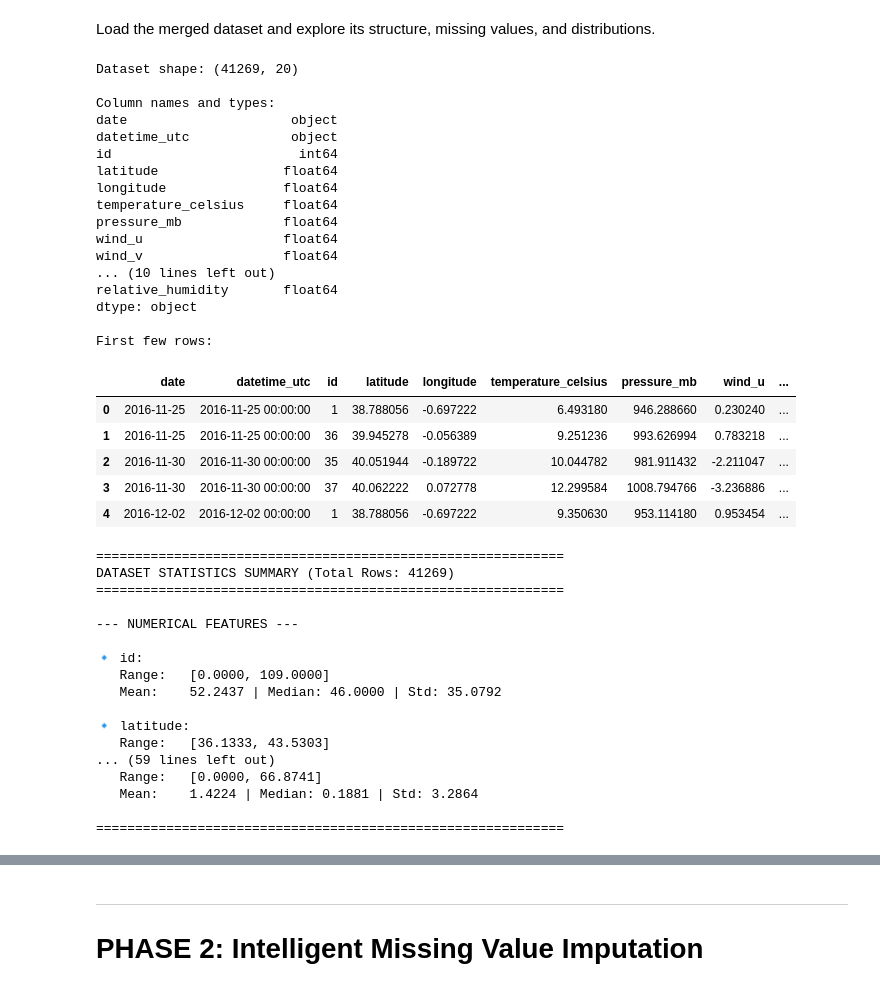
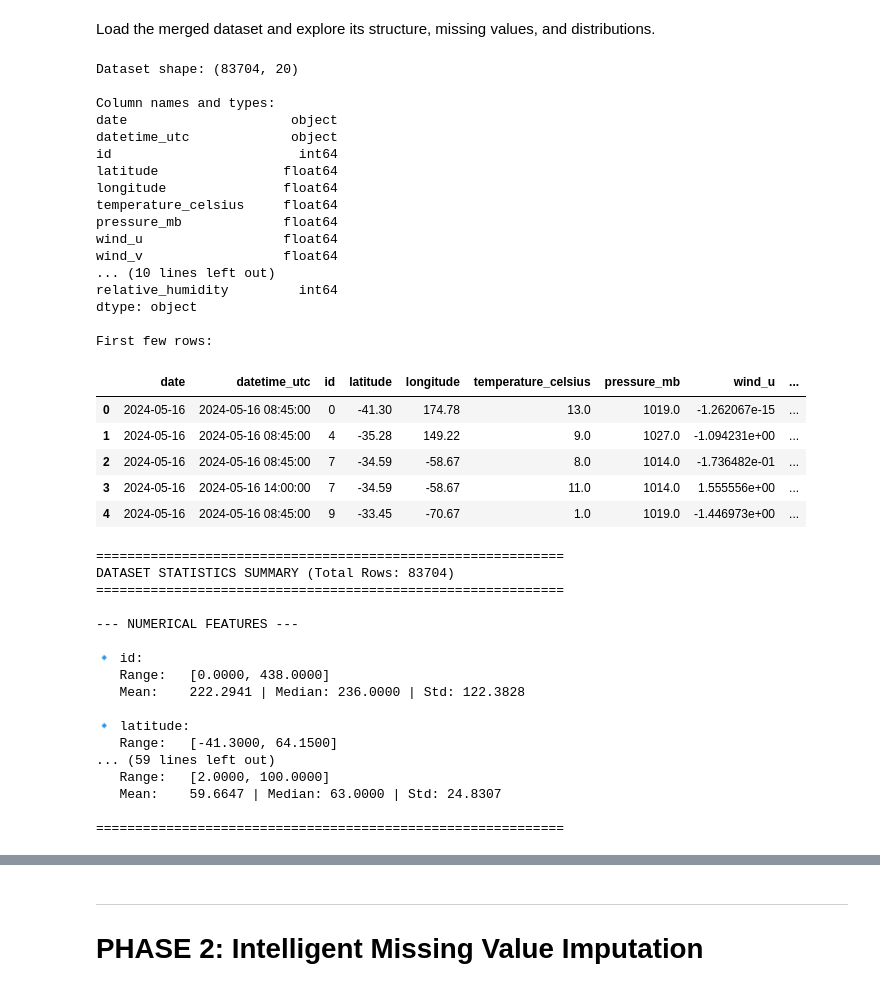
Before and after one commit to nacermissouni23/pm25-air-quality, a Jupyter notebook: notebooks/preprocessing.ipynb, the cells around one changed output, grey strips where cells are left out. Saved outputs shown, nothing was run; the diff lists cells and outputs as text; code cells hidden in the pictures.

```diff
--- a/notebooks/preprocessing.ipynb
+++ b/notebooks/preprocessing.ipynb
@@ -67,38 +136,38 @@ Output directory: c:\Users\user\Desktop\3Y\S02\GP\project\pm25-air-quality\prepr
 Load the merged dataset and explore its structure, missing values, and distributions.
 # %%
 # Load merged data
-combined_file = data_dir / 'final_dataset.csv'
+combined_file = data_dir / 'final.csv'
 df = pd.read_csv(combined_file)
 
 print(f"Dataset shape: {df.shape}")
 print(f"\nColumn names and types:")
 print(df.dtypes)
 print(f"\nFirst few rows:")
 df.head()
 # %% [output]
-Dataset shape: (41269, 20)
+Dataset shape: (83704, 20)
 
 Column names and types:
 date                     object
 datetime_utc             object
 id                        int64
 latitude                float64
 longitude               float64
 temperature_celsius     float64
 pressure_mb             float64
 wind_u                  float64
 wind_v                  float64
 ... (10 lines left out)
-relative_humidity       float64
+relative_humidity         int64
 dtype: object
 
 First few rows:
 |  | date | datetime_utc | id | latitude | longitude | temperature_celsius | pressure_mb | wind_u | ... |
-| 0 | 2016-11-25 | 2016-11-25 00:00:00 | 1 | 38.788056 | -0.697222 | 6.493180 | 946.288660 | 0.230240 | ... |
-| 1 | 2016-11-25 | 2016-11-25 00:00:00 | 36 | 39.945278 | -0.056389 | 9.251236 | 993.626994 | 0.783218 | ... |
-| 2 | 2016-11-30 | 2016-11-30 00:00:00 | 35 | 40.051944 | -0.189722 | 10.044782 | 981.911432 | -2.211047 | ... |
-| 3 | 2016-11-30 | 2016-11-30 00:00:00 | 37 | 40.062222 | 0.072778 | 12.299584 | 1008.794766 | -3.236886 | ... |
-| 4 | 2016-12-02 | 2016-12-02 00:00:00 | 1 | 38.788056 | -0.697222 | 9.350630 | 953.114180 | 0.953454 | ... |
+| 0 | 2024-05-16 | 2024-05-16 08:45:00 | 0 | -41.30 | 174.78 | 13.0 | 1019.0 | -1.262067e-15 | ... |
+| 1 | 2024-05-16 | 2024-05-16 08:45:00 | 4 | -35.28 | 149.22 | 9.0 | 1027.0 | -1.094231e+00 | ... |
+| 2 | 2024-05-16 | 2024-05-16 08:45:00 | 7 | -34.59 | -58.67 | 8.0 | 1014.0 | -1.736482e-01 | ... |
+| 3 | 2024-05-16 | 2024-05-16 14:00:00 | 7 | -34.59 | -58.67 | 11.0 | 1014.0 | 1.555556e+00 | ... |
+| 4 | 2024-05-16 | 2024-05-16 08:45:00 | 9 | -33.45 | -70.67 | 1.0 | 1019.0 | -1.446973e+00 | ... |
 # %%
 
 def display_feature_statistics(df):
@@ -129,20 +198,20 @@ def display_feature_statistics(df):
 display_feature_statistics(df)
 # %% [output]
 ============================================================
-DATASET STATISTICS SUMMARY (Total Rows: 41269)
+DATASET STATISTICS SUMMARY (Total Rows: 83704)
 ============================================================
 
 --- NUMERICAL FEATURES ---
 
 🔹 id:
-   Range:   [0.0000, 109.0000]
-   Mean:    52.2437 | Median: 46.0000 | Std: 35.0792
+   Range:   [0.0000, 438.0000]
+   Mean:    222.2941 | Median: 236.0000 | Std: 122.3828
 
 🔹 latitude:
-   Range:   [36.1333, 43.5303]
+   Range:   [-41.3000, 64.1500]
 ... (59 lines left out)
-   Range:   [0.0000, 66.8741]
-   Mean:    1.4224 | Median: 0.1881 | Std: 3.2864
+   Range:   [2.0000, 100.0000]
+   Mean:    59.6647 | Median: 63.0000 | Std: 24.8307
 
 ============================================================
 # %%
```
Also changed, not shown: parts of 33 cells of this notebook, 12 other files.
